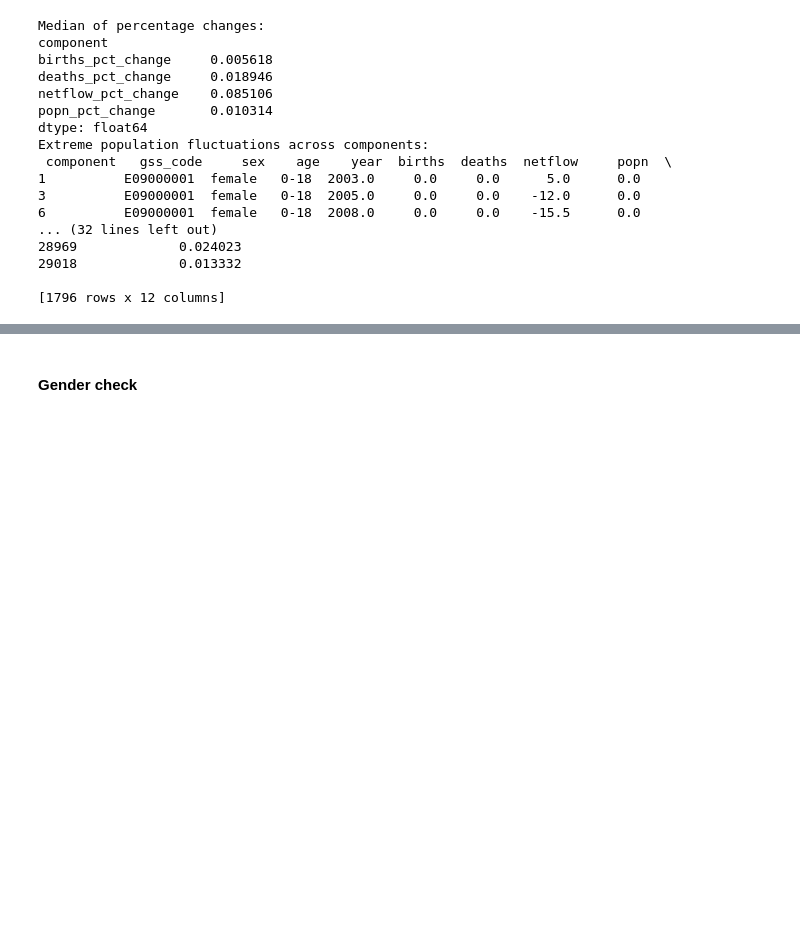
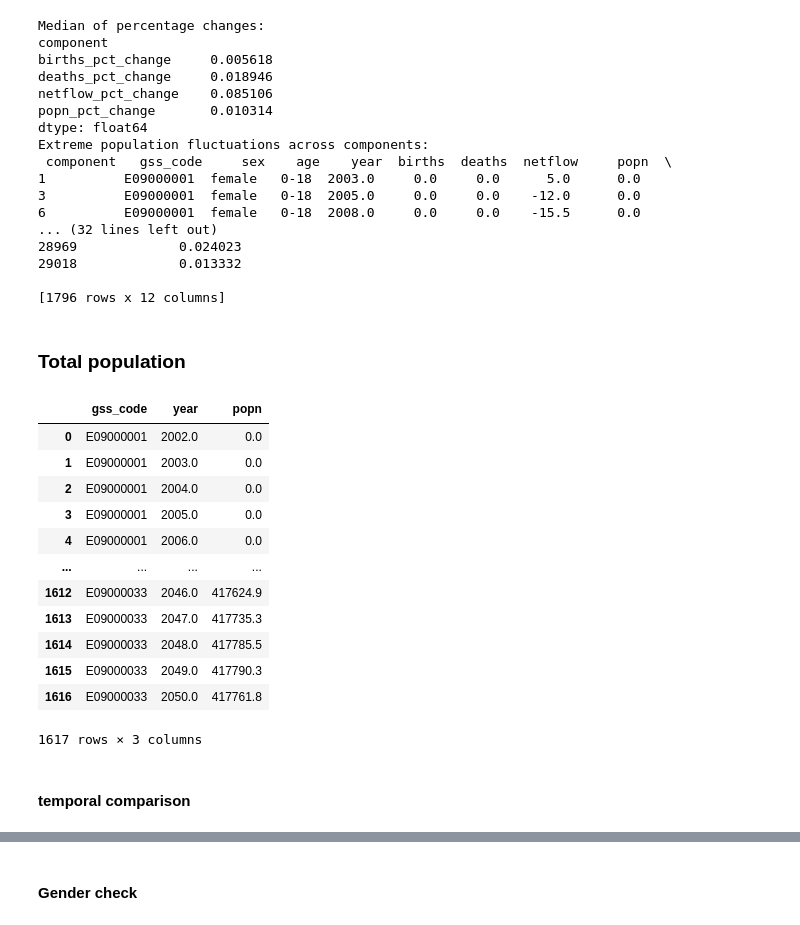
Before and after one commit to SebastianHeslinRees/Projections_QA, a Jupyter notebook: logical_checks_population_projections.ipynb, the cells around one changed output, grey strips where cells are left out. Drawn from its saved outputs; the diff is of its cells as text; code cells hidden in the pictures; blank space fills up the shorter version.

Commit message:
add crosssection and temporsl check for total population

```diff
--- a/logical_checks_population_projections.ipynb
+++ b/logical_checks_population_projections.ipynb
@@ -401,3 +440,26 @@ Extreme population fluctuations across components:
 29018             0.013332
 
 [1796 rows x 12 columns]
+# %% [markdown]
+### Total population
+# %%
+# Group by 'gss_code' and 'year', and sum the 'popn' values
+population_sum = pivoted.groupby(['gss_code', 'year'])['popn'].sum().reset_index()
+# %%
+population_sum
+# %% [output]
+|  | gss_code | year | popn |
+| 0 | E09000001 | 2002.0 | 0.0 |
+| 1 | E09000001 | 2003.0 | 0.0 |
+| 2 | E09000001 | 2004.0 | 0.0 |
+| 3 | E09000001 | 2005.0 | 0.0 |
+| 4 | E09000001 | 2006.0 | 0.0 |
+| ... | ... | ... | ... |
+| 1612 | E09000033 | 2046.0 | 417624.9 |
+| 1613 | E09000033 | 2047.0 | 417735.3 |
+| 1614 | E09000033 | 2048.0 | 417785.5 |
+| 1615 | E09000033 | 2049.0 | 417790.3 |
+| 1616 | E09000033 | 2050.0 | 417761.8 |
+1617 rows × 3 columns
+# %% [markdown]
+#### temporal comparison
```
Also changed, not shown: parts of 10 cells of this notebook.
